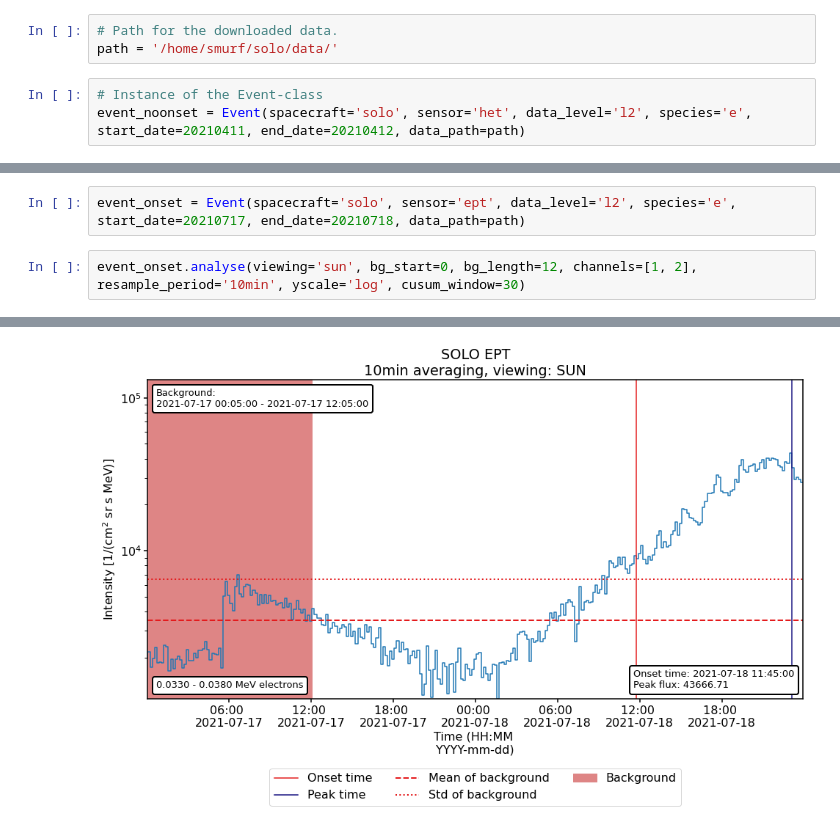
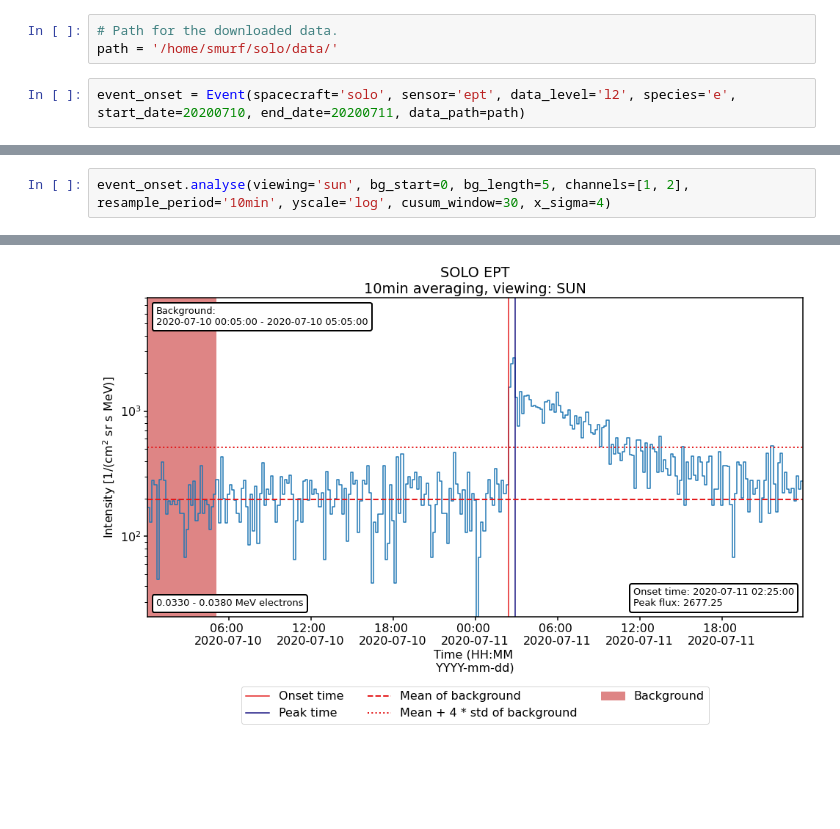
Before and after one commit to ajylla/SPOT, a Jupyter notebook: onset-notebook.ipynb, the cells around one changed output, grey strips where cells are left out. Cells and saved outputs as stored; diff of their text form; blank space fills up the shorter version.

Commit message:
Removed try-except structure in data load function. Added possibility to change number of std above background for cusum method.

```diff
--- a/onset-notebook.ipynb
+++ b/onset-notebook.ipynb
@@ -4,5 +4,4 @@ from functions import *
 # Path for the downloaded data.
 path = '/home/smurf/solo/data/'
 # %%
-# Instance of the Event-class
-event_noonset = Event(spacecraft='solo', sensor='het', data_level='l2', species='e', start_date=20210411, end_date=20210412, data_path=path)
+event_onset = Event(spacecraft='solo', sensor='ept', data_level='l2', species='e', start_date=20200710, end_date=20200711, data_path=path)
@@ -31,7 +8,5 @@ electrons
-# %%
-event_onset = Event(spacecraft='solo', sensor='ept', data_level='l2', species='e', start_date=20210717, end_date=20210718, data_path=path)
 # %%
-event_onset.analyse(viewing='sun', bg_start=0, bg_length=12, channels=[1, 2], resample_period='10min', yscale='log', cusum_window=30)
+event_onset.analyse(viewing='sun', bg_start=0, bg_length=5, channels=[1, 2], resample_period='10min', yscale='log', cusum_window=30, x_sigma=4)
 # %% [output]
 ##### >Energy channels< #####
 0.0330 - 0.0380 MeV
@@ -48,6 +23,6 @@ Time
 ... (9 lines left out)
 
 ##### >Particle species< #####
 electrons
 ##############################
-[figure, old version]
+[figure, new version]
```
Also changed, not shown: parts of 3 cells of this notebook, 1 other file.
